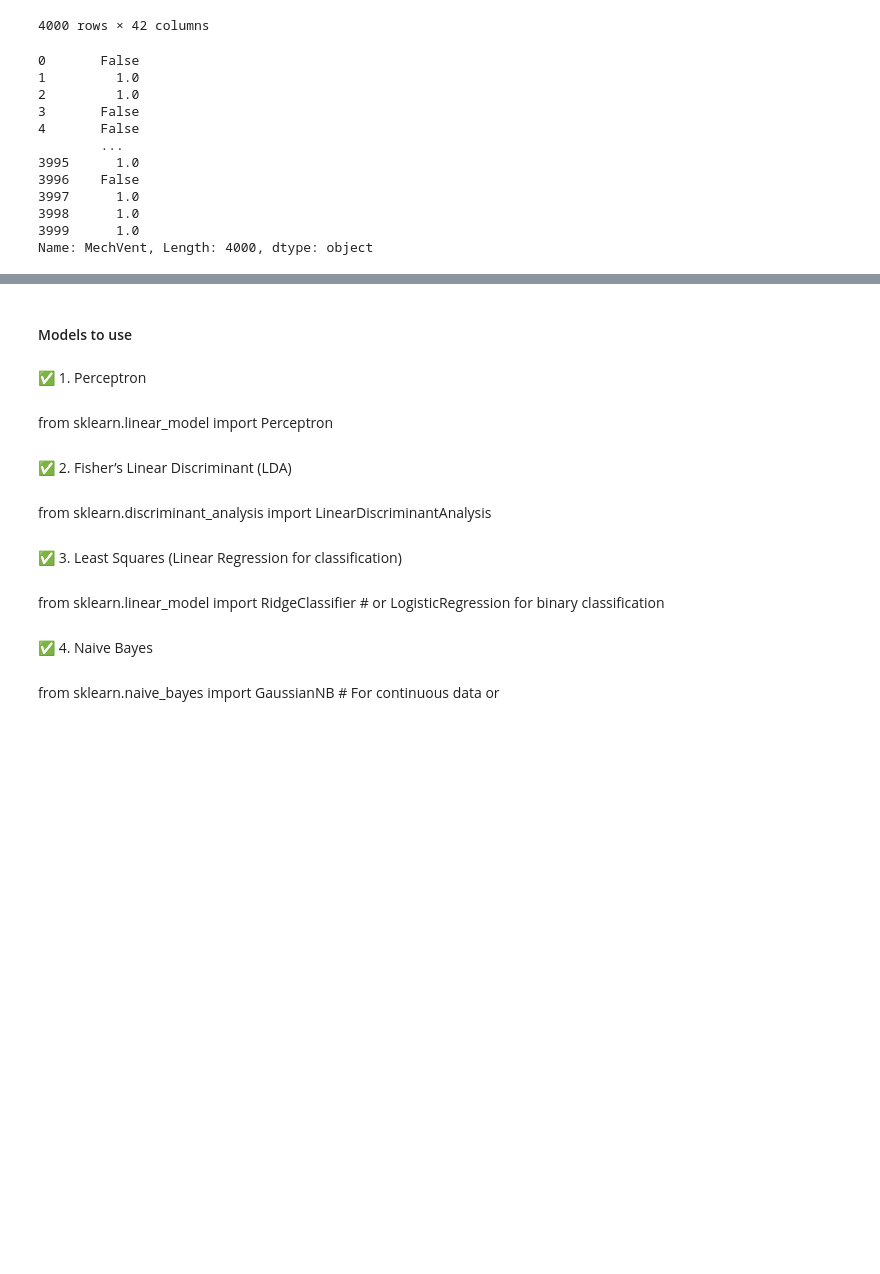
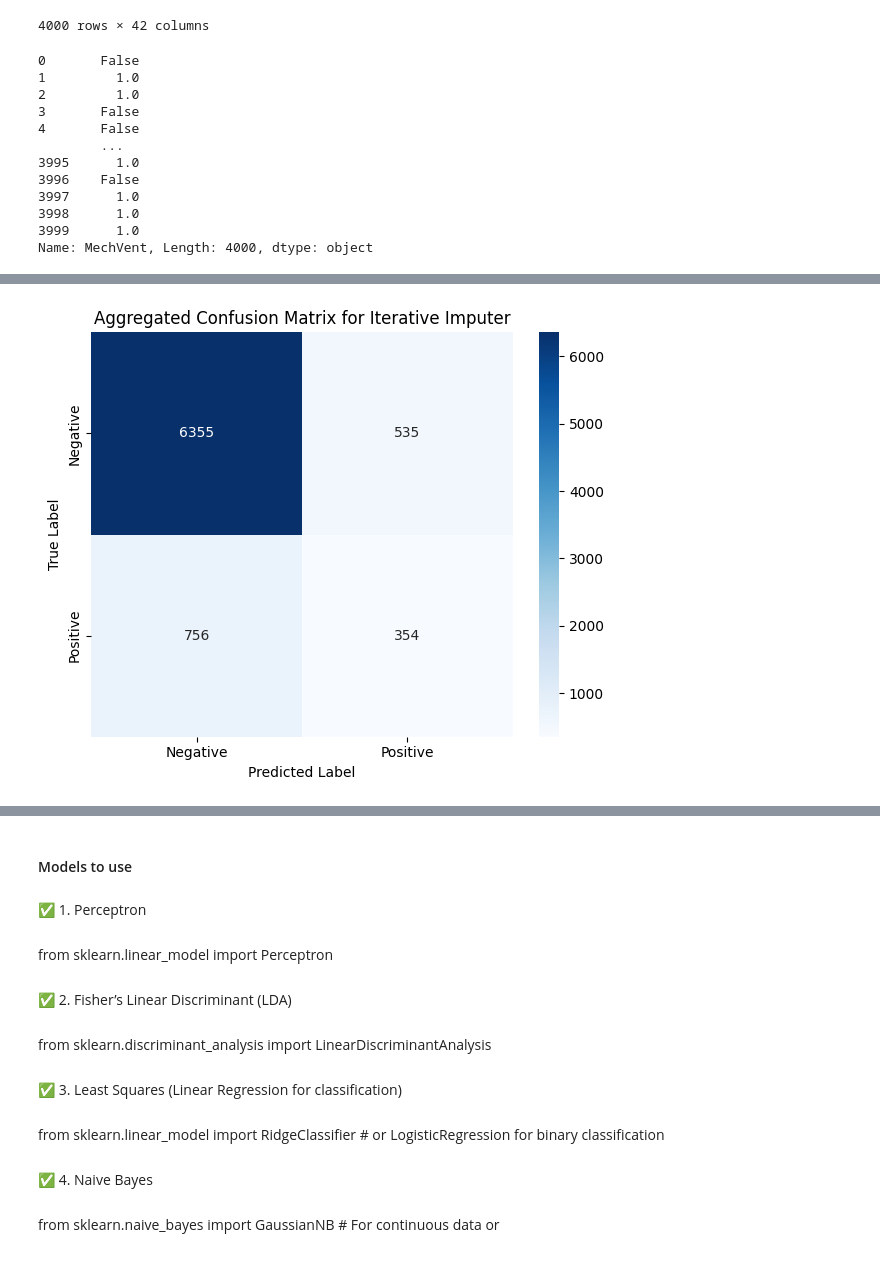
Before and after one commit to alyelaswad/ICU-Risk-Predictor, a Jupyter notebook: src/testing.ipynb, the cells around one changed output, grey strips where cells are left out. Saved outputs shown, nothing was run; the diff lists cells and outputs as text; code cells hidden in the pictures; blank space fills up the shorter version.

Commit message:
tested simple vs. iterative imputer

```diff
--- a/src/testing.ipynb
+++ b/src/testing.ipynb
@@ -56,10 +58,10 @@ Name: MechVent, Length: 4000, dtype: object
 # %%
-from sklearn.impute import SimpleImputer
-from sklearn.experimental import enable_iterative_imputer
-from sklearn.impute import IterativeImputer
+# from sklearn.impute import SimpleImputer
+# from sklearn.experimental import enable_iterative_imputer
+# from sklearn.impute import IterativeImputer
 
-iterative_imp = IterativeImputer(random_state=0)
-X = df.drop(columns=['RecordID'])  # drop ID from features
-X_imputedbetter = iterative_imp.fit_transform(X)
-imputed_df = pd.DataFrame(X_imputedbetter,columns = X.columns)
-imputed_df['MechVent']
+# iterative_imp = IterativeImputer(random_state=0)
+# X = df.drop(columns=['RecordID'])  # drop ID from features
+# X_iteratively_imputed = iterative_imp.fit_transform(X)
+# iter_imputed_df = pd.DataFrame(X_iteratively_imputed,columns = X.columns)
+# iter_imputed_df
@@ -78,0 +83,75 @@ Name: MechVent, Length: 4000, dtype: float64
+# %%
+# Iterative Imputer
+from sklearn.impute import SimpleImputer
+from sklearn.experimental import enable_iterative_imputer
+from sklearn.impute import IterativeImputer
+from sklearn.model_selection import train_test_split
+from sklearn.metrics import confusion_matrix, accuracy_score, precision_score, recall_score, f1_score
+from sklearn.ensemble import RandomForestClassifier
+from imblearn.over_sampling import ADASYN
+import numpy as np
+from sklearn.neural_network import MLPClassifier
+
+
+adasyn = ADASYN(random_state=42)
+clf = RandomForestClassifier(random_state=42)
+
+accs, precs, recalls, f1s = [], [], [], []
+Se_list, Ppos_list, Score1_list = [], [], []
+conf_matrix_sum = np.zeros((2, 2), dtype=int)
+
+for i in range(10):
+    X_train, X_test, y_train, y_test = train_test_split(
+        df.drop(columns=['RecordID']), Mortality_labels, test_size=0.2,
+        stratify=Mortality_labels, random_state=42 + i
+    )
+    iterative_imp = IterativeImputer(random_state=0)
+    X_train_imp = iterative_imp.fit_transform(X_train)
+    X_test_imp = iterative_imp.transform(X_test)
+    X_resampled, y_resampled = adasyn.fit_resample(X_train_imp, y_train)
+    clf.fit(X_resampled, y_resampled)
+    y_pred = clf.predict(X_test_imp)
+
+    accs.append(accuracy_score(y_test, y_pred))
+    precs.append(precision_score(y_test, y_pred, zero_division=0))
+    recalls.append(recall_score(y_test, y_pred, zero_division=0))
+    f1s.append(f1_score(y_test, y_pred, zero_division=0))
+
+    # Confusion matrix: [[TN, FP], [FN, TP]]
+    tn, fp, fn, tp = confusion_matrix(y_test, y_pred).ravel()
+    conf_matrix_sum += np.array([[tn, fp], [fn, tp]])
+
+    # Challenge metrics
+    Se = tp / (tp + fn) if (tp + fn) > 0 else 0
+    Ppos = tp / (tp + fp) if (tp + fp) > 0 else 0
+    Score1 = min(Se, Ppos)
+
+    Se_list.append(Se)
+    Ppos_list.append(Ppos)
+    Score1_list.append(Score1)
+
+print("Average Accuracy: {:.4f}".format(np.mean(accs)))
+print("Average Precision: {:.4f}".format(np.mean(precs)))
+print("Average Recall: {:.4f}".format(np.mean(recalls)))
+print("Average F1 Score: {:.4f}".format(np.mean(f1s)))
+
+print("Average Se (Sensitivity): {:.4f}".format(np.mean(Se_list)))
+print("Average +P (Positive Predictivity): {:.4f}".format(np.mean(Ppos_list)))
+print("Average Score1 (min(Se, +P)): {:.4f}".format(np.mean(Score1_list)))
+
+print("Aggregated Confusion Matrix:\n", conf_matrix_sum)
+
+import matplotlib.pyplot as plt
+import seaborn as sns
+
+labels = ['Negative', 'Positive']
+
+plt.figure(figsize=(6, 5))
+sns.heatmap(conf_matrix_sum, annot=True, fmt='d', cmap='Blues',
+            xticklabels=labels, yticklabels=labels)
+plt.title('Aggregated Confusion Matrix for Iterative Imputer')
+plt.xlabel('Predicted Label')
+plt.ylabel('True Label')
+plt.tight_layout()
+plt.show()
+# %% [output]
@@ -78,0 +168 @@ Name: MechVent, Length: 4000, dtype: float64
+[figure, added]
```
Also changed, not shown: parts of 8 cells of this notebook, 2 other files.
